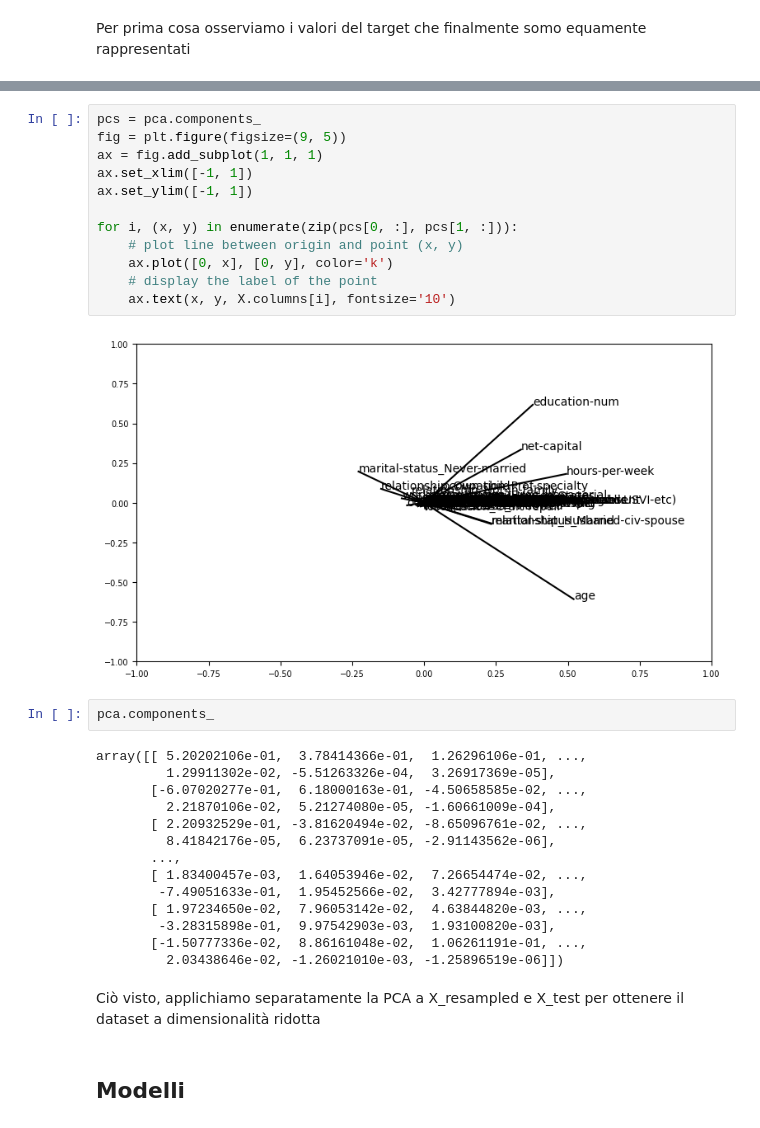
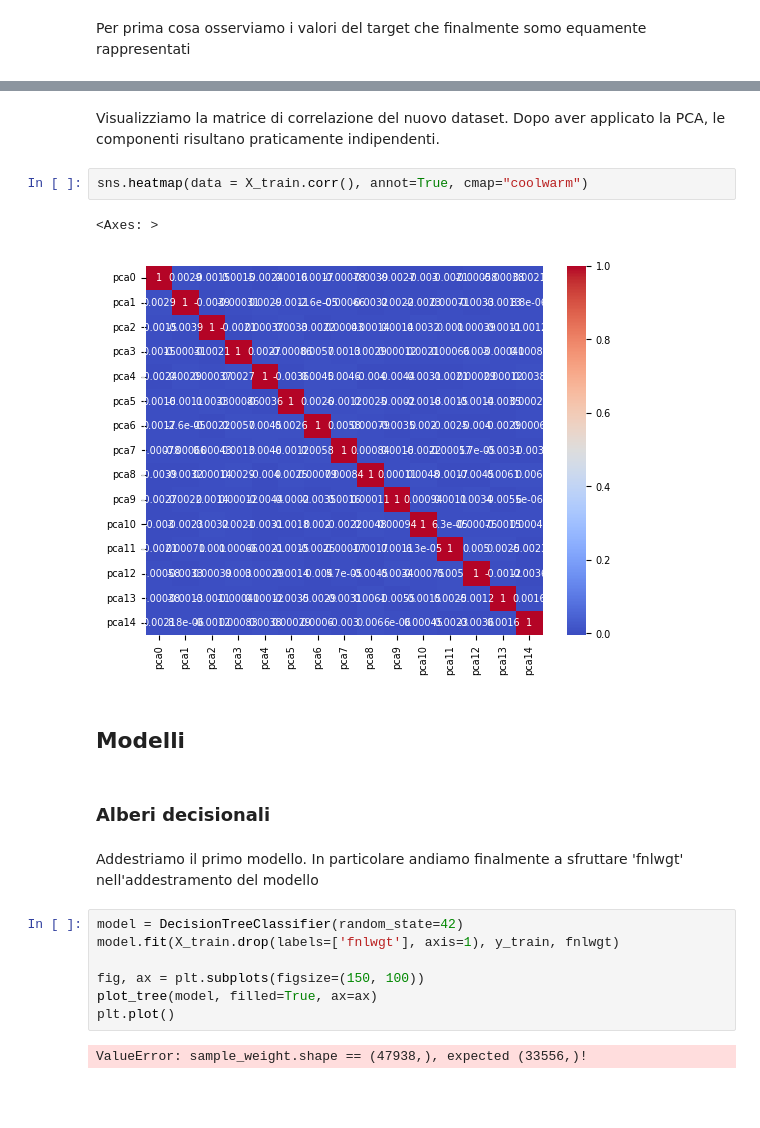
Before and after one commit to NicoSanse/ML_Project, a Jupyter notebook: Project.ipynb, the cells around one changed output, grey strips where cells are left out. Saved outputs shown, nothing was run; the diff lists cells and outputs as text; blank space fills up the shorter version.

```diff
--- a/Project.ipynb
+++ b/Project.ipynb
@@ -1279,34 +1334,23 @@ for eigenvalue, eigenvector in zip(eigenvalues, pca.components_):
-# %%
-pcs = pca.components_
-fig = plt.figure(figsize=(9, 5))
-ax = fig.add_subplot(1, 1, 1)
-ax.set_xlim([-1, 1])
-ax.set_ylim([-1, 1])
-
-for i, (x, y) in enumerate(zip(pcs[0, :], pcs[1, :])):
-    # plot line between origin and point (x, y)
-    ax.plot([0, x], [0, y], color='k')
-    # display the label of the point
-    ax.text(x, y, X.columns[i], fontsize='10')
-# %% [output]
-[figure, removed]
-# %%
-pca.components_
-# %% [output]
-array([[ 5.20202106e-01,  3.78414366e-01,  1.26296106e-01, ...,
-         1.29911302e-02, -5.51263326e-04,  3.26917369e-05],
-       [-6.07020277e-01,  6.18000163e-01, -4.50658585e-02, ...,
-         2.21870106e-02,  5.21274080e-05, -1.60661009e-04],
-       [ 2.20932529e-01, -3.81620494e-02, -8.65096761e-02, ...,
-         8.41842176e-05,  6.23737091e-05, -2.91143562e-06],
-       ...,
-       [ 1.83400457e-03,  1.64053946e-02,  7.26654474e-02, ...,
-        -7.49051633e-01,  1.95452566e-02,  3.42777894e-03],
-       [ 1.97234650e-02,  7.96053142e-02,  4.63844820e-03, ...,
-        -3.28315898e-01,  9.97542903e-03,  1.93100820e-03],
-       [-1.50777336e-02,  8.86161048e-02,  1.06261191e-01, ...,
-         2.03438646e-02, -1.26021010e-03, -1.25896519e-06]])
-# %% [markdown]
-Ciò visto, applichiamo separatamente la PCA a X_resampled e X_test per ottenere il dataset a dimensionalità ridotta
+# %% [markdown]
+Visualizziamo la matrice di correlazione del nuovo dataset. Dopo aver applicato la PCA, le componenti risultano praticamente indipendenti.
+# %%
+sns.heatmap(data = X_train.corr(), annot=True, cmap="coolwarm")
+# %% [output]
+<Axes: >
+[figure, added]
 # %% [markdown]
 ## Modelli
+# %% [markdown]
+### Alberi decisionali
+# %% [markdown]
+Addestriamo il primo modello.
+In particolare andiamo finalmente a sfruttare 'fnlwgt' nell'addestramento del modello
+# %%
+model = DecisionTreeClassifier(random_state=42)
+model.fit(X_train.drop(labels=['fnlwgt'], axis=1), y_train, fnlwgt)
+
+fig, ax = plt.subplots(figsize=(150, 100))
+plot_tree(model, filled=True, ax=ax)
+plt.plot()
+# %% [output]
+ValueError: sample_weight.shape == (47938,), expected (33556,)!
```
Also changed, not shown: parts of 34 cells of this notebook, 2 other files.
